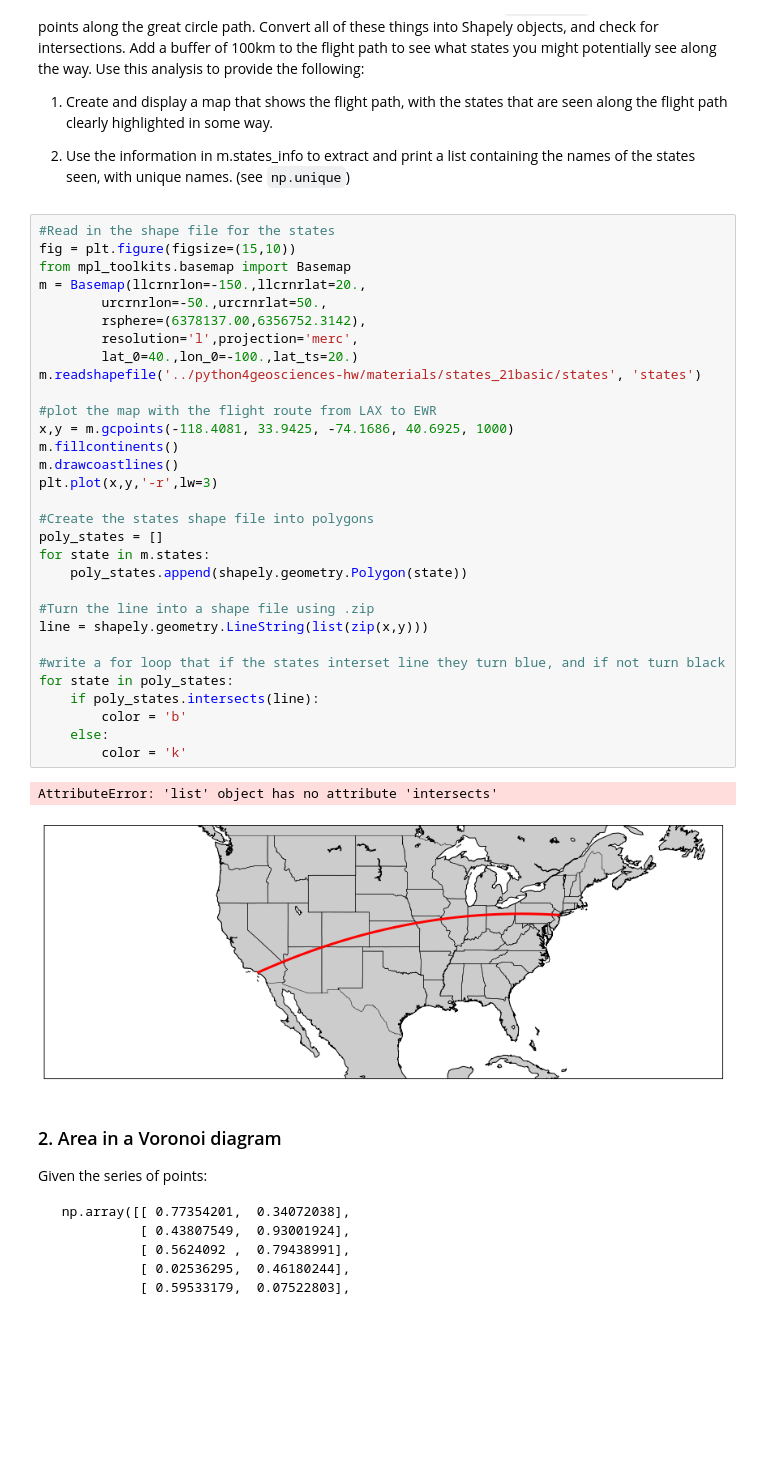
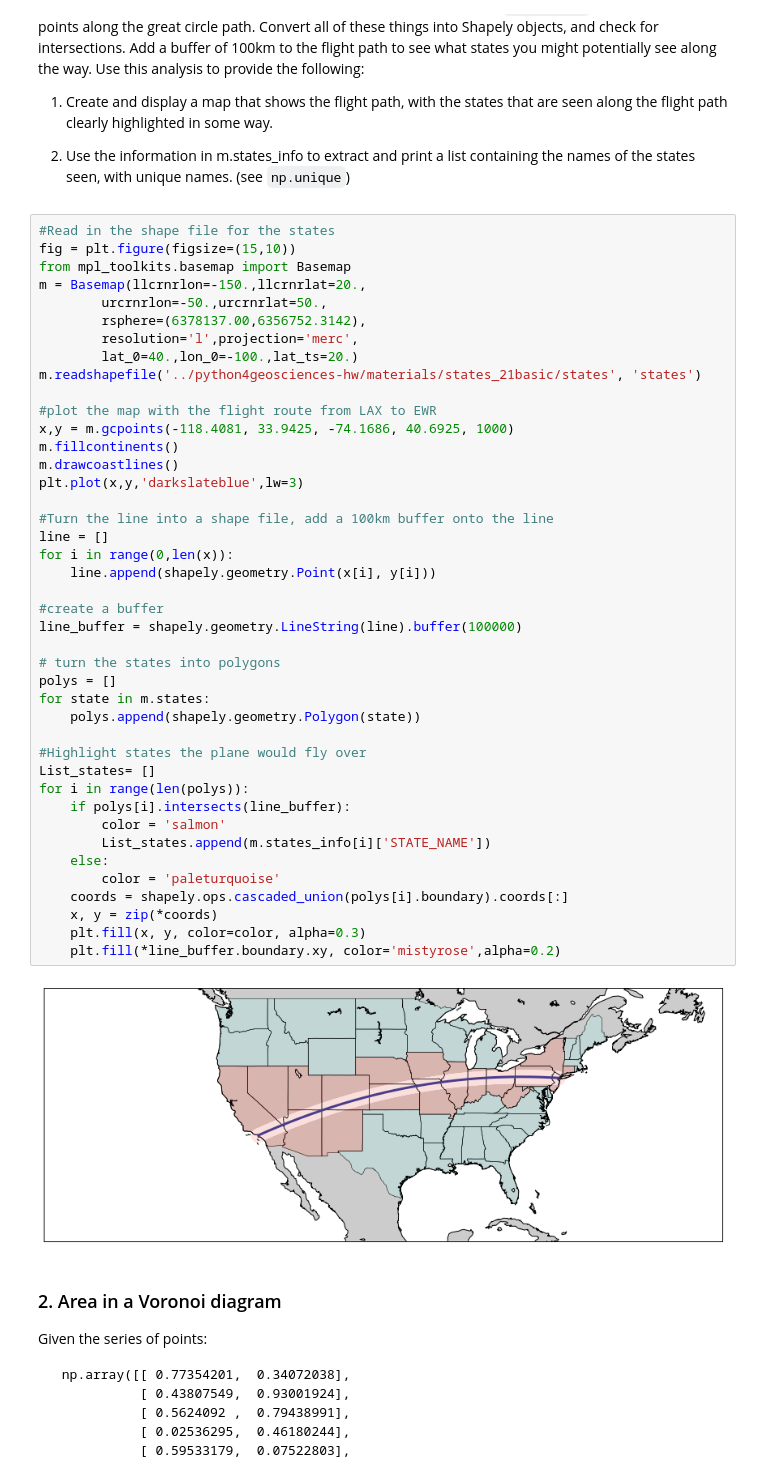
Before and after one commit to mschoemann272/python4geosciences-hw, a Jupyter notebook: hw05_Mackenzie_Schoemann.ipynb, the cells around one changed output. Cells and saved outputs as stored; diff of their text form; blank space fills up the shorter version.

```diff
--- a/hw05_Mackenzie_Schoemann.ipynb
+++ b/hw05_Mackenzie_Schoemann.ipynb
@@ -41,37 +41,47 @@ The boundary information for all of the states is now held in an attribute of th
 # %%
 #Read in the shape file for the states
 fig = plt.figure(figsize=(15,10))
 from mpl_toolkits.basemap import Basemap
 m = Basemap(llcrnrlon=-150.,llcrnrlat=20.,
         urcrnrlon=-50.,urcrnrlat=50.,
         rsphere=(6378137.00,6356752.3142),
         resolution='l',projection='merc',
         lat_0=40.,lon_0=-100.,lat_ts=20.)
 m.readshapefile('../python4geosciences-hw/materials/states_21basic/states', 'states')
 
 #plot the map with the flight route from LAX to EWR
 x,y = m.gcpoints(-118.4081, 33.9425, -74.1686, 40.6925, 1000)
 m.fillcontinents()
 m.drawcoastlines()
-plt.plot(x,y,'-r',lw=3)
+plt.plot(x,y,'darkslateblue',lw=3)
 
-#Create the states shape file into polygons
-poly_states = []
+#Turn the line into a shape file, add a 100km buffer onto the line
+line = []
+for i in range(0,len(x)):
+    line.append(shapely.geometry.Point(x[i], y[i]))
+
+#create a buffer
+line_buffer = shapely.geometry.LineString(line).buffer(100000)
+
+# turn the states into polygons
+polys = []
 for state in m.states:
-    poly_states.append(shapely.geometry.Polygon(state))
+    polys.append(shapely.geometry.Polygon(state))
 
-#Turn the line into a shape file using .zip
-line = shapely.geometry.LineString(list(zip(x,y)))
-
-#write a for loop that if the states interset line they turn blue, and if not turn black
-for state in poly_states:
-    if poly_states.intersects(line):
-        color = 'b'
+#Highlight states the plane would fly over
+List_states= []
+for i in range(len(polys)):
+    if polys[i].intersects(line_buffer):
+        color = 'salmon'
+        List_states.append(m.states_info[i]['STATE_NAME'])
     else:
-        color = 'k'
+        color = 'paleturquoise'
+    coords = shapely.ops.cascaded_union(polys[i].boundary).coords[:]
+    x, y = zip(*coords)
+    plt.fill(x, y, color=color, alpha=0.3)
+    plt.fill(*line_buffer.boundary.xy, color='mistyrose',alpha=0.2)
 # %% [output]
-AttributeError: 'list' object has no attribute 'intersects'
-[figure, old version]
+[figure, new version]
 # %% [markdown]
 ### 2. Area in a Voronoi diagram
 
```
Also changed, not shown: parts of 8 cells of this notebook.
